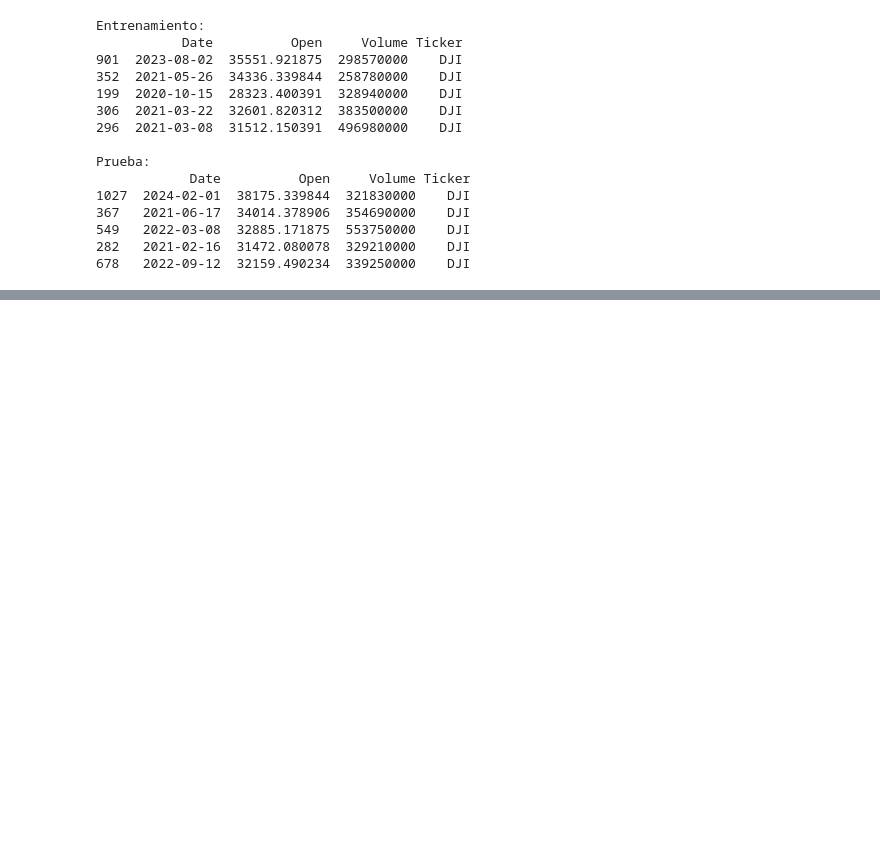
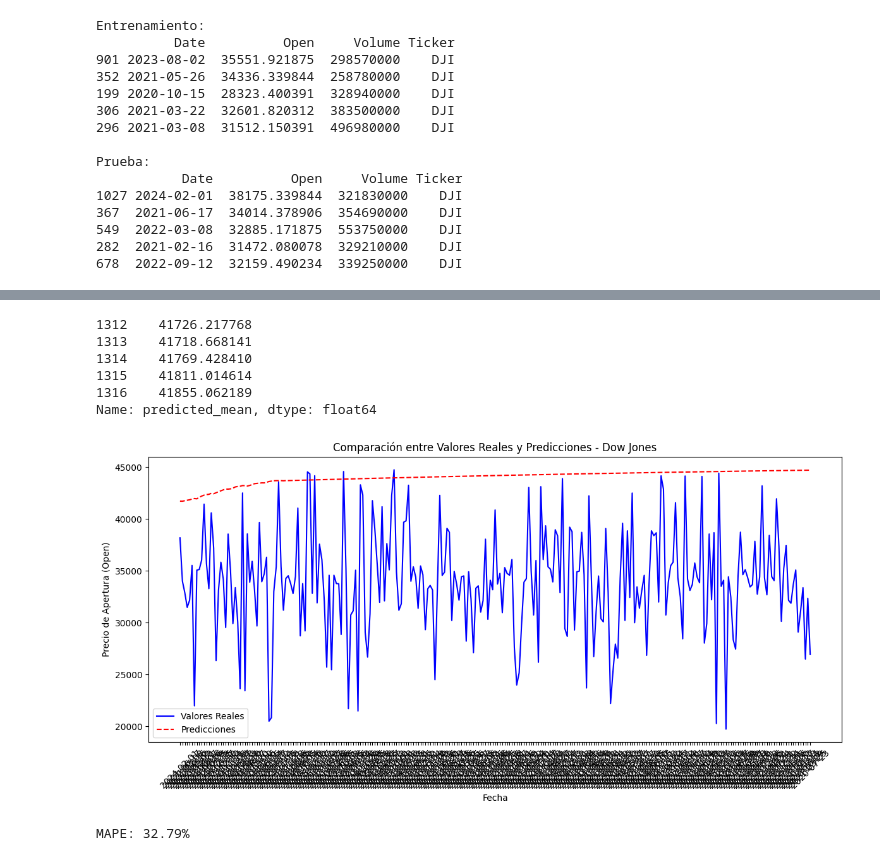
Before and after one commit to eljaimico/proyecto-cosa, a Jupyter notebook: pryecto.ipynb, the cells around one changed output, grey strips where cells are left out. Cells and saved outputs as stored; diff of their text form; code cells hidden in the pictures; blank space fills up the shorter version.

```diff
--- a/pryecto.ipynb
+++ b/pryecto.ipynb
@@ -165,3 +165,6 @@ plt.title('Autocorrelación Parcial - Dow Jones (Open)')
 plt.show()
 # %% [output]
 [figure]
+# %%
+df_dow_jones['Date'] = pd.to_datetime(df_dow_jones['Date'])
+print(df_dow_jones.dtypes)
@@ -197,0 +224,24 @@ model_fit = model.fit()
+# %%
+predictiones.head()
+# %% [output]
+1312    41726.217768
+1313    41718.668141
+1314    41769.428410
+1315    41811.014614
+1316    41855.062189
+Name: predicted_mean, dtype: float64
+# %%
+
+
+plt.figure(figsize=(12, 6))
+plt.plot(test_dow_jones['Date'], test_dow_jones['Open'], label='Valores Reales', color='blue')
+plt.plot(test_dow_jones['Date'], predictioness, label='Predicciones', color='red', linestyle='--')
+plt.xlabel('Fecha')
+plt.ylabel('Precio de Apertura (Open)')
+plt.title('Comparación entre Valores Reales y Predicciones - Dow Jones')
+plt.legend()
+plt.xticks(rotation=45)
+plt.tight_layout()
+plt.show()
+# %% [output]
+[figure, added]
@@ -197,0 +250,11 @@ model_fit = model.fit()
+# %%
+# Asegúrate de alinear los índices de las predicciones con los valores reales
+test_dow_jones = test_dow_jones.reset_index(drop=True)
+predictiones = predictiones.reset_index(drop=True)
+
+# Calcular el MAPE
+mape = (abs(test_dow_jones['Open'] - predictiones) / test_dow_jones['Open']).mean() * 100
+
+print(f"MAPE: {mape:.2f}%")
+# %% [output]
+MAPE: 32.79%
```
Also changed, not shown: parts of 5 cells of this notebook.
